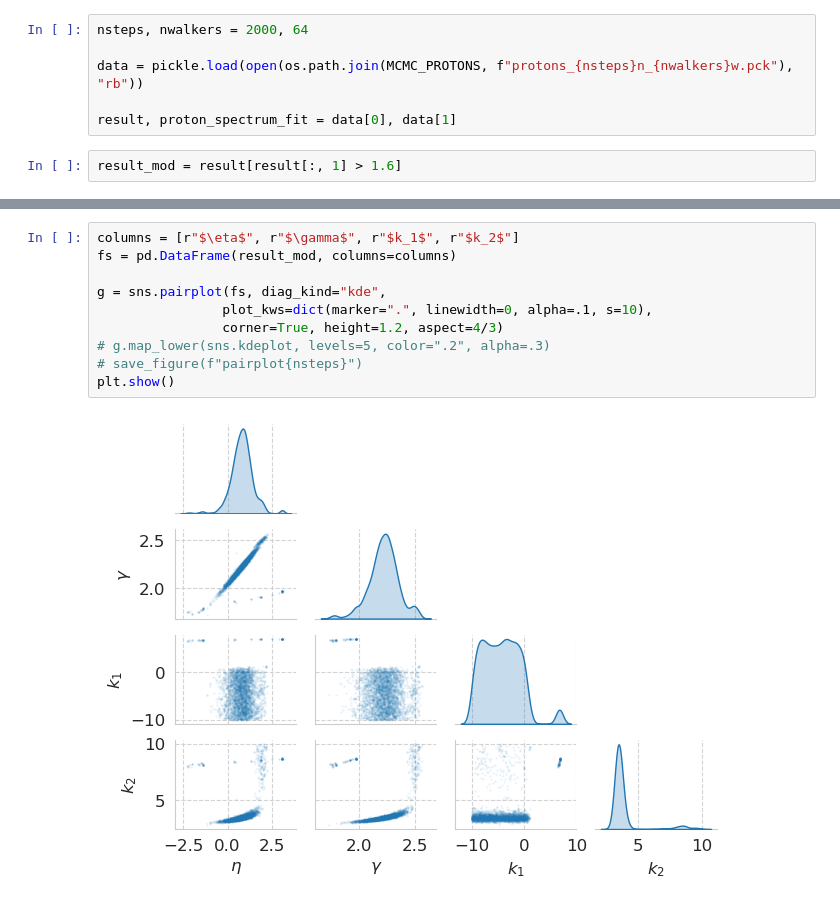
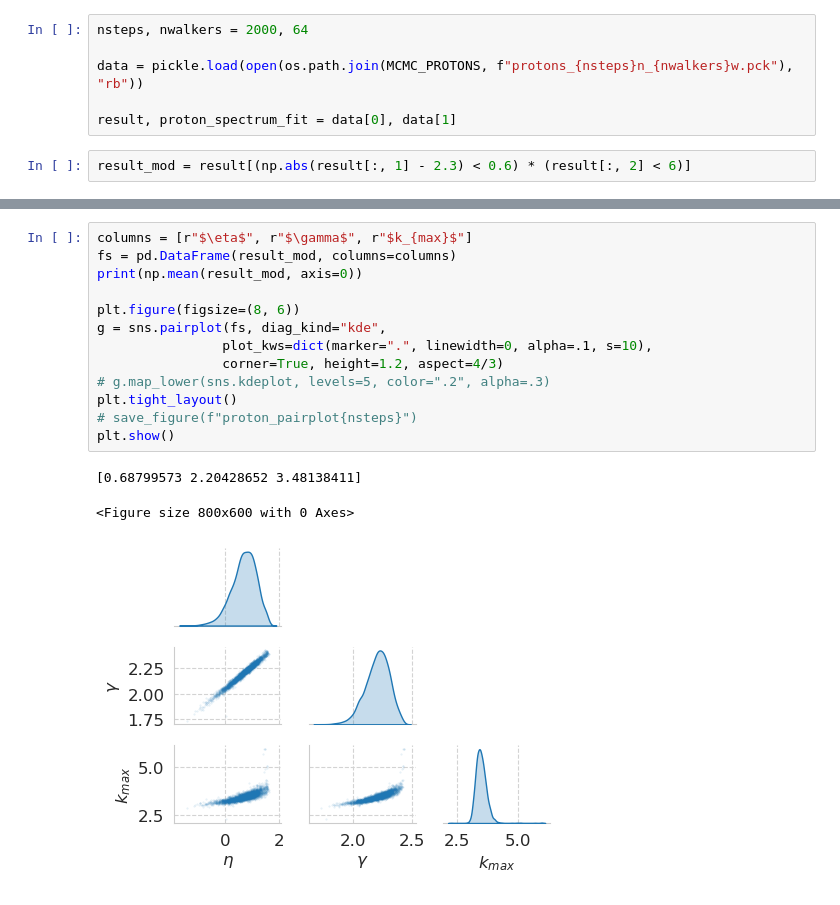
Before and after one commit to KleimenovM/MQ_Calculation, a Jupyter notebook: analysis/plot_protons_mcmc.ipynb, the cells around one changed output, grey strips where cells are left out. Drawn from its saved outputs; the diff is of its cells as text.

Commit message:
proton modification

```diff
--- a/analysis/plot_protons_mcmc.ipynb
+++ b/analysis/plot_protons_mcmc.ipynb
@@ -27,7 +27,7 @@ data = pickle.load(open(os.path.join(MCMC_PROTONS, f"protons_{nsteps}n_{nwalkers
 
 result, proton_spectrum_fit = data[0], data[1]
 # %%
-result_mod = result[result[:, 1] > 1.6]
+result_mod = result[(np.abs(result[:, 1] - 2.3) < 0.6) * (result[:, 2] < 6)]
 # %%
 for i, name in enumerate(names):
     plt.errorbar(e[i], f_cor[i], xerr=[e_l[i], e_p[i]], yerr=[f_l_cor[i], f_p_cor[i]],
@@ -51,12 +51,17 @@ plt.show()
 # %%
-columns = [r"$\eta$", r"$\gamma$", r"$k_1$", r"$k_2$"]
+columns = [r"$\eta$", r"$\gamma$", r"$k_{max}$"]
 fs = pd.DataFrame(result_mod, columns=columns)
+print(np.mean(result_mod, axis=0))
 
+plt.figure(figsize=(8, 6))
 g = sns.pairplot(fs, diag_kind="kde",
                 plot_kws=dict(marker=".", linewidth=0, alpha=.1, s=10),
                 corner=True, height=1.2, aspect=4/3)
 # g.map_lower(sns.kdeplot, levels=5, color=".2", alpha=.3)
-# save_figure(f"pairplot{nsteps}")
+plt.tight_layout()
+# save_figure(f"proton_pairplot{nsteps}")
 plt.show()
 # %% [output]
+[0.68799573 2.20428652 3.48138411]
+<Figure size 800x600 with 0 Axes>
-[figure, old version]
+[figure, new version]
```
Also changed, not shown: parts of 1 cell of this notebook, 5 other files.
